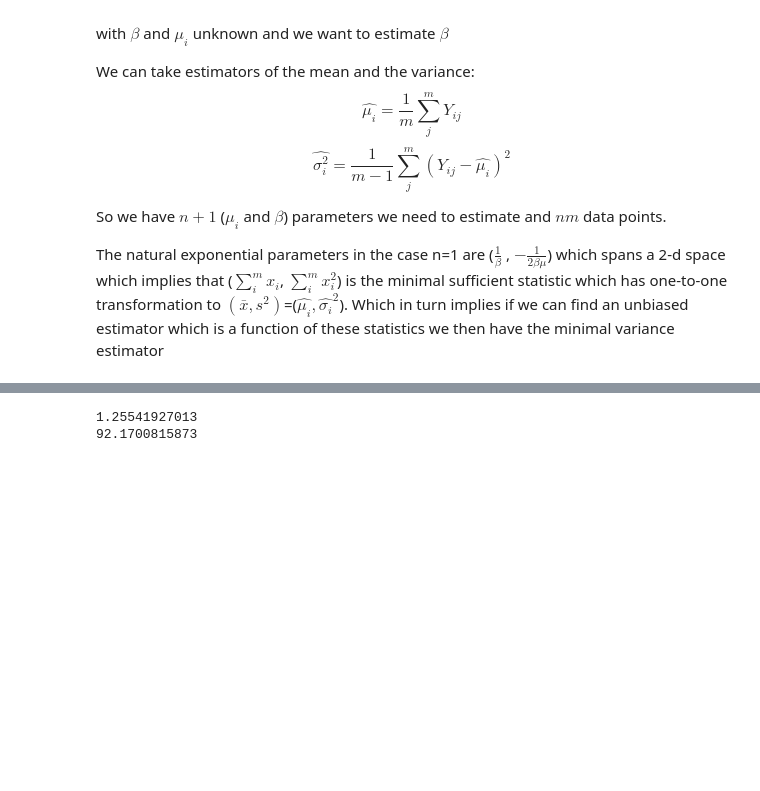
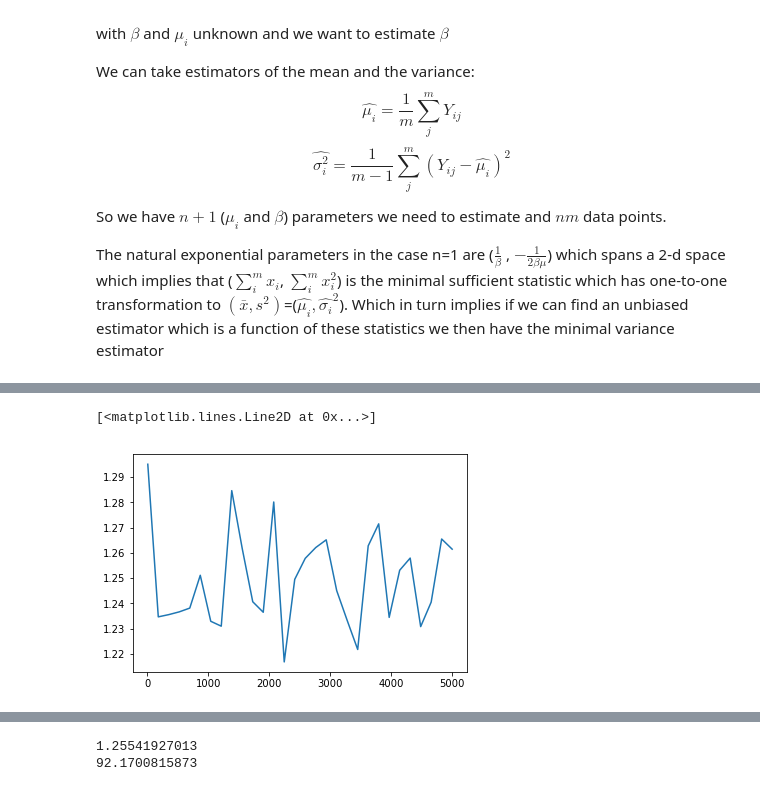
Before and after one commit to deanpospisil/ipython_nb, a Jupyter notebook: Finding VMR.ipynb, the cells around one changed output, grey strips where cells are left out. Cells and saved outputs as stored; diff of their text form; code cells hidden in the pictures; blank space fills up the shorter version.

```diff
--- a/Finding VMR.ipynb
+++ b/Finding VMR.ipynb
@@ -68,0 +121,5 @@ print(np.std(est))
+# %%
+plt.plot(mus, invbar_theor/invxbarvar)
+# %% [output]
+[<matplotlib.lines.Line2D at 0x...>]
+[figure, added]
```
Also changed, not shown: parts of 9 cells of this notebook, 1 other file.
